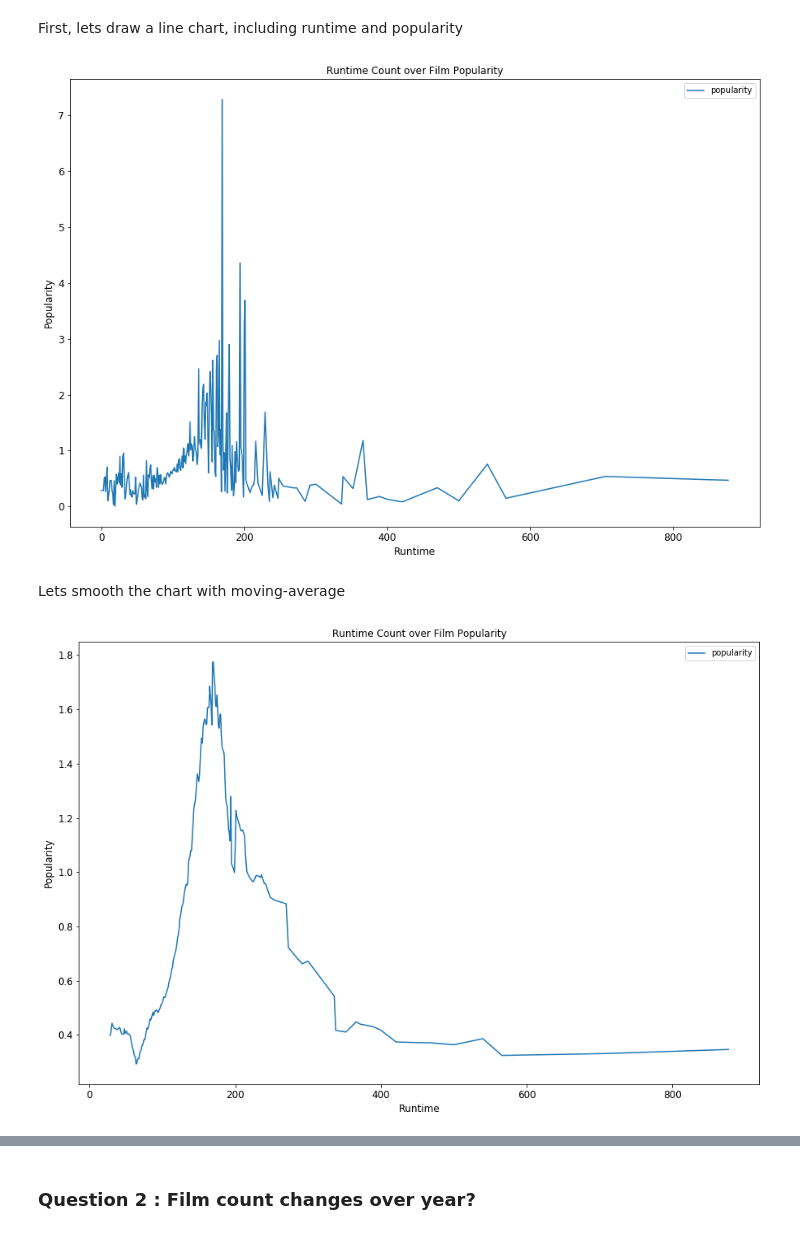
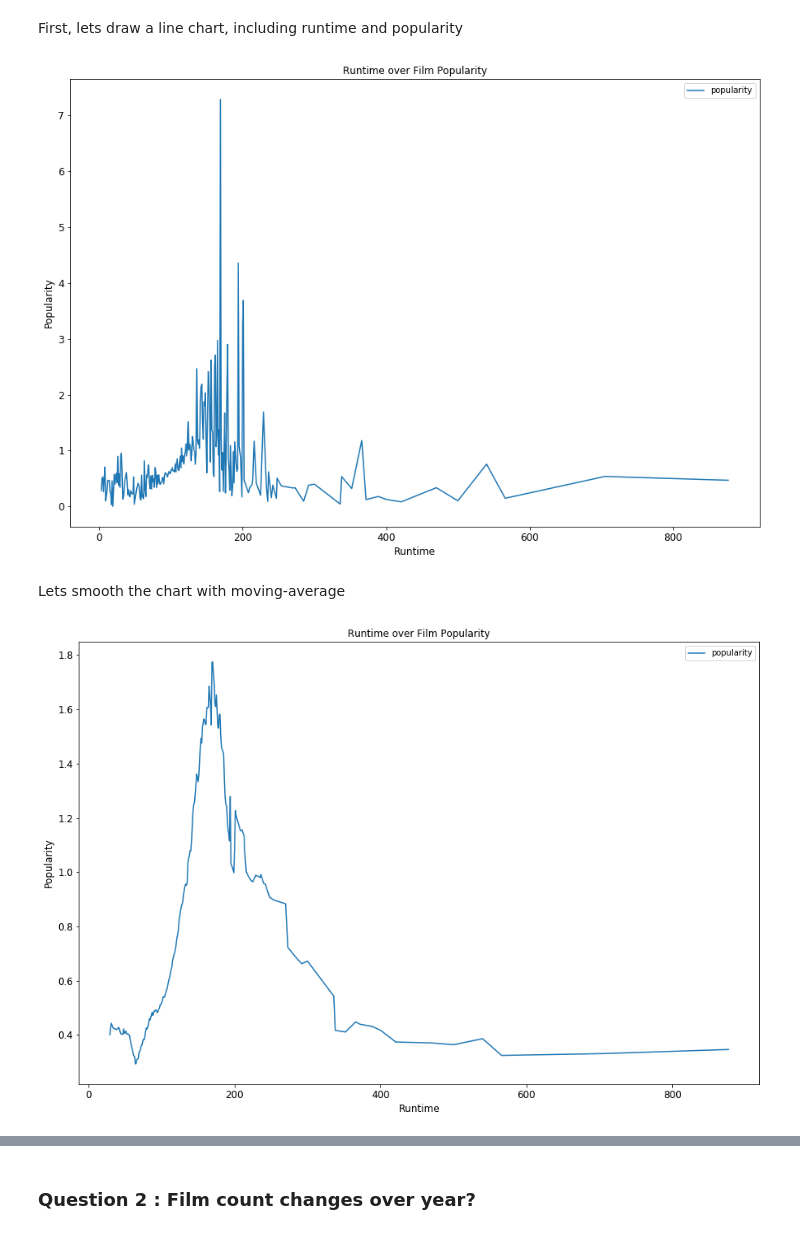
Before and after one commit to dlufyd/InvestigateDataset, a Jupyter notebook: Investigate_a_Dataset.ipynb, the cells around one changed output, grey strips where cells are left out. Cells and saved outputs as stored; diff of their text form; code cells hidden in the pictures.

```diff
--- a/Investigate_a_Dataset.ipynb
+++ b/Investigate_a_Dataset.ipynb
@@ -194,3 +212,5 @@ df.drop_duplicates(keep='first', inplace=True)
+# %%
+df['runtime'] = df['runtime'].replace(0, np.NaN)
 # %% [markdown]
 Lets look to the dataset
 # %%
@@ -237,18 +257,18 @@ Looks great!
 # %% [markdown]
 First, lets draw a line chart, including runtime and popularity
 # %%
-ax = df.groupby('runtime').popularity.mean().plot(kind='line', title ="Runtime Count over Film Popularity", figsize=(15, 10), legend=True, fontsize=12)
+ax = df.groupby('runtime').popularity.mean().plot(kind='line', title ="Runtime over Film Popularity", figsize=(15, 10), legend=True, fontsize=12)
 ax.set_xlabel("Runtime", fontsize=12)
 ax.set_ylabel("Popularity", fontsize=12)
 plt.show()
 # %% [output]
-[figure, old version]
+[figure, new version]
 # %% [markdown]
 Lets smooth the chart with moving-average
 # %%
-ax = df.groupby('runtime').popularity.mean().rolling(window=25).mean().plot(kind='line', title ="Runtime Count over Film Popularity", figsize=(15, 10), legend=True, fontsize=12)
+ax = df.groupby('runtime').popularity.mean().rolling(window=25).mean().plot(kind='line', title ="Runtime over Film Popularity", figsize=(15, 10), legend=True, fontsize=12)
 ax.set_xlabel("Runtime", fontsize=12)
 ax.set_ylabel("Popularity", fontsize=12)
 plt.show()
 # %% [output]
-[figure, old version]
+[figure, new version]
```
Also changed, not shown: parts of 20 cells of this notebook, 1 other file.
